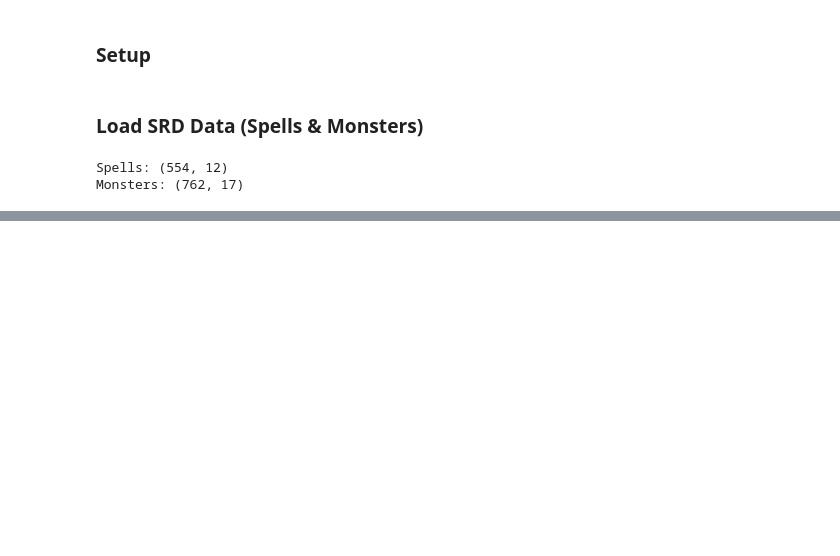
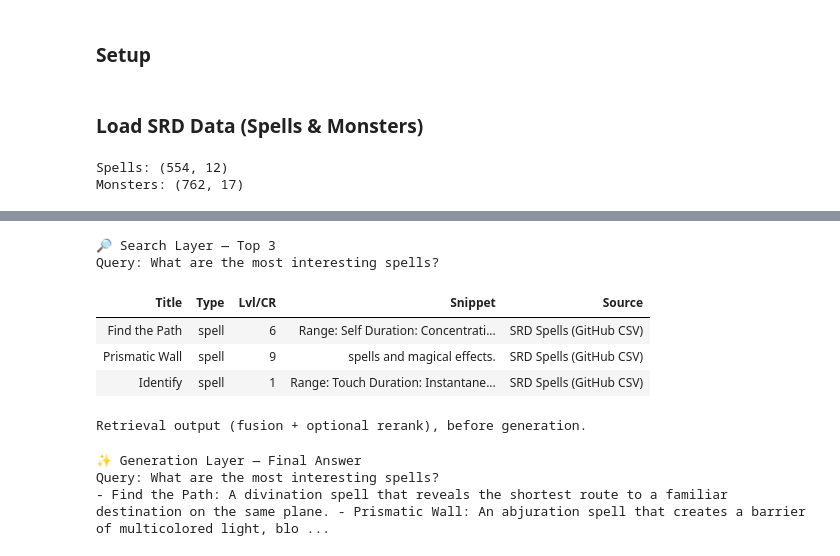
Before and after one commit to WolfeTyler/LoreSmith, a Jupyter notebook: LoreSmith.ipynb, the cells around one changed output, grey strips where cells are left out. Saved outputs shown, nothing was run; the diff lists cells and outputs as text; code cells hidden in the pictures; blank space fills up the shorter version.

```diff
--- a/LoreSmith.ipynb
+++ b/LoreSmith.ipynb
@@ -109,0 +1096,13 @@ monsters_df.head()
+# %%
+show_eval("What are the most interesting spells?")
+# %% [output]
+🔎 Search Layer — Top 3
+Query: What are the most interesting spells?
+| Title | Type | Lvl/CR | Snippet | Source |
+| Find the Path | spell | 6 | Range: Self Duration: Concentrati... | SRD Spells (GitHub CSV) |
+| Prismatic Wall | spell | 9 | spells and magical effects. | SRD Spells (GitHub CSV) |
+| Identify | spell | 1 | Range: Touch Duration: Instantane... | SRD Spells (GitHub CSV) |
+Retrieval output (fusion + optional rerank), before generation.
+✨ Generation Layer — Final Answer
+Query: What are the most interesting spells?
+- Find the Path: A divination spell that reveals the shortest route to a familiar destination on the same plane. - Prismatic Wall: An abjuration spell that creates a barrier of multicolored light, blo ...
```
Also changed, not shown: parts of 26 cells of this notebook.
